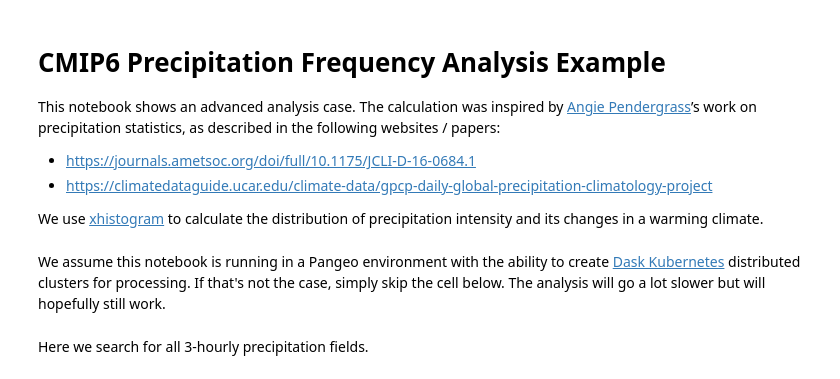
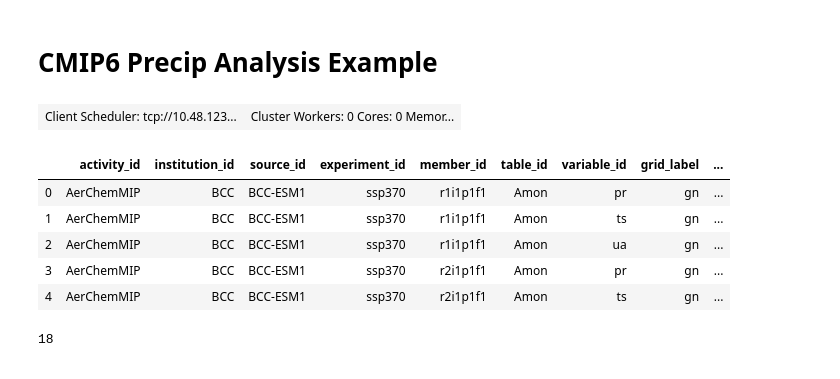
Before and after one commit to pangeo-gallery/cmip6, a Jupyter notebook: precip_frequency_change.ipynb, the cells around one changed output. Cells and saved outputs as stored; diff of their text form; code cells hidden in the pictures.

```diff
--- a/precip_frequency_change.ipynb
+++ b/precip_frequency_change.ipynb
@@ -1,10 +1,4 @@
-# %% [markdown]
-# CMIP6 Precipitation Frequency Analysis Example
-
-This notebook shows an advanced analysis case. The calculation was inspired by [Angie Pendergrass](https://staff.ucar.edu/users/apgrass)’s work on precipitation statistics, as described in the following websites / papers:
-- https://journals.ametsoc.org/doi/full/10.1175/JCLI-D-16-0684.1
-- https://climatedataguide.ucar.edu/climate-data/gpcp-daily-global-precipitation-climatology-project
-
-We use [xhistogram](https://xhistogram.readthedocs.io/) to calculate the distribution of precipitation intensity and its changes in a warming climate.
+# %% [markdown]
+# CMIP6 Precip Analysis Example
 # %%
 import os
@@ -20,22 +16,32 @@ from xhistogram.xarray import histogram
 %matplotlib inline
 plt.rcParams['figure.figsize'] = 12, 6
 %config InlineBackend.figure_format = 'retina'
-# %% [markdown]
-We assume this notebook is running in a Pangeo environment with the ability to create [Dask Kubernetes](https://kubernetes.dask.org/en/latest/) distributed clusters for processing. If that's not the case, simply skip the cell below. The analysis will go a lot slower but will hopefully still work.
 # %%
+# Cluster was created via the dask labextension
+# Delete this cell and replace with a new one
+
 from dask.distributed import Client
 from dask_kubernetes import KubeCluster
 
 cluster = KubeCluster()
-cluster.adapt(minimum=1, maximum=10, interval='2s')
+cluster.adapt(minimum=1, maximum=20, interval='2s')
 client = Client(cluster)
 client
+# %% [output]
+| Client Scheduler: tcp://10.48.123... | Cluster Workers: 0 Cores: 0 Memor... |
-# %% [markdown]
-Here we search for all 3-hourly precipitation fields.
 # %%
-df = pd.read_csv('https://storage.googleapis.com/cmip6/cmip6-zarr-consolidated-stores.csv')
+df = pd.read_csv('https://storage.googleapis.com/pangeo-cmip6/pangeo-cmip6-zarr-consolidated-stores.csv')
 df.head()
+# %% [output]
+|  | activity_id | institution_id | source_id | experiment_id | member_id | table_id | variable_id | grid_label | ... |
+| 0 | AerChemMIP | BCC | BCC-ESM1 | ssp370 | r1i1p1f1 | Amon | pr | gn | ... |
+| 1 | AerChemMIP | BCC | BCC-ESM1 | ssp370 | r1i1p1f1 | Amon | ts | gn | ... |
+| 2 | AerChemMIP | BCC | BCC-ESM1 | ssp370 | r1i1p1f1 | Amon | ua | gn | ... |
+| 3 | AerChemMIP | BCC | BCC-ESM1 | ssp370 | r2i1p1f1 | Amon | pr | gn | ... |
+| 4 | AerChemMIP | BCC | BCC-ESM1 | ssp370 | r2i1p1f1 | Amon | ts | gn | ... |
 # %%
 df_3hr_pr = df[(df.table_id == '3hr') & (df.variable_id == 'pr')]
 len(df_3hr_pr)
+# %% [output]
+18
 # %%
```
Also changed, not shown: parts of 9 cells of this notebook.
